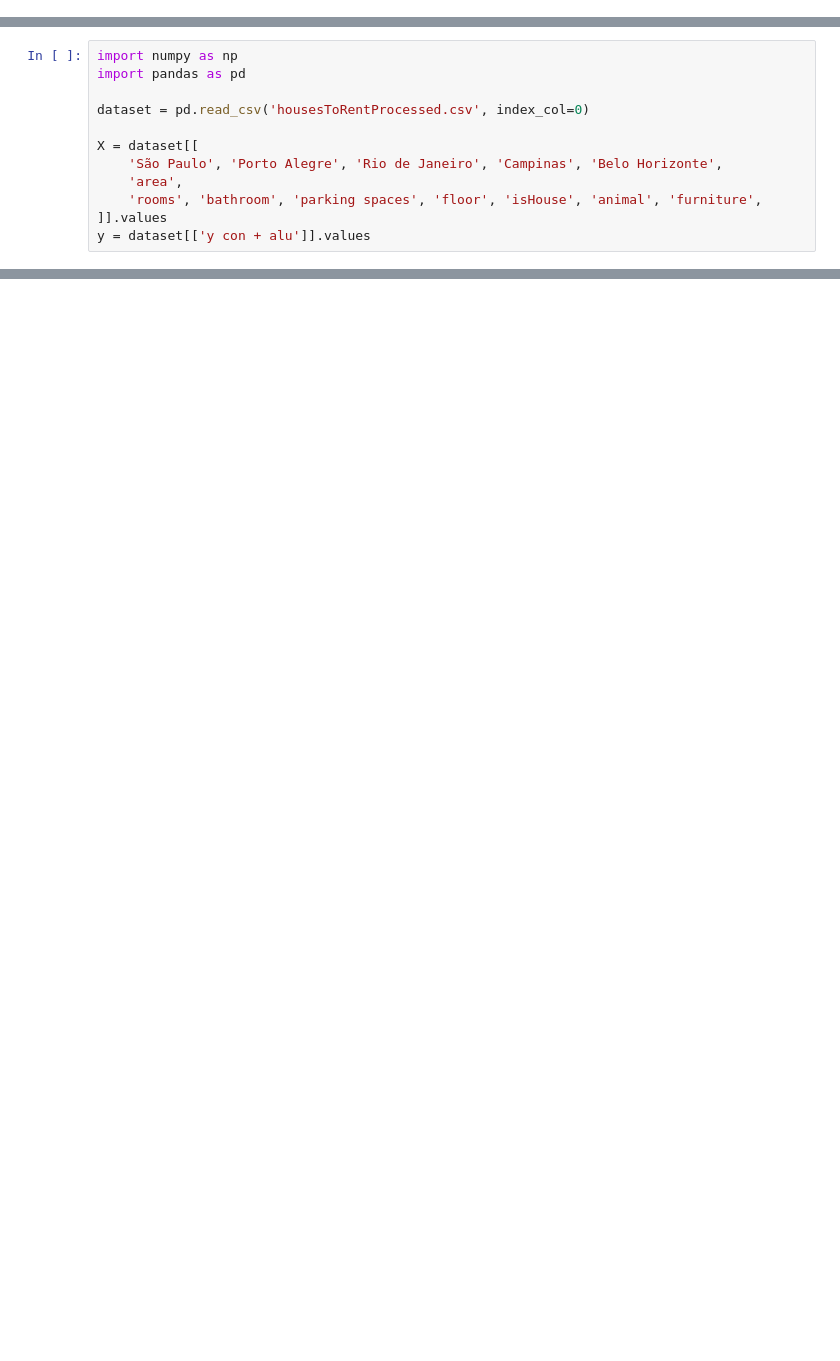
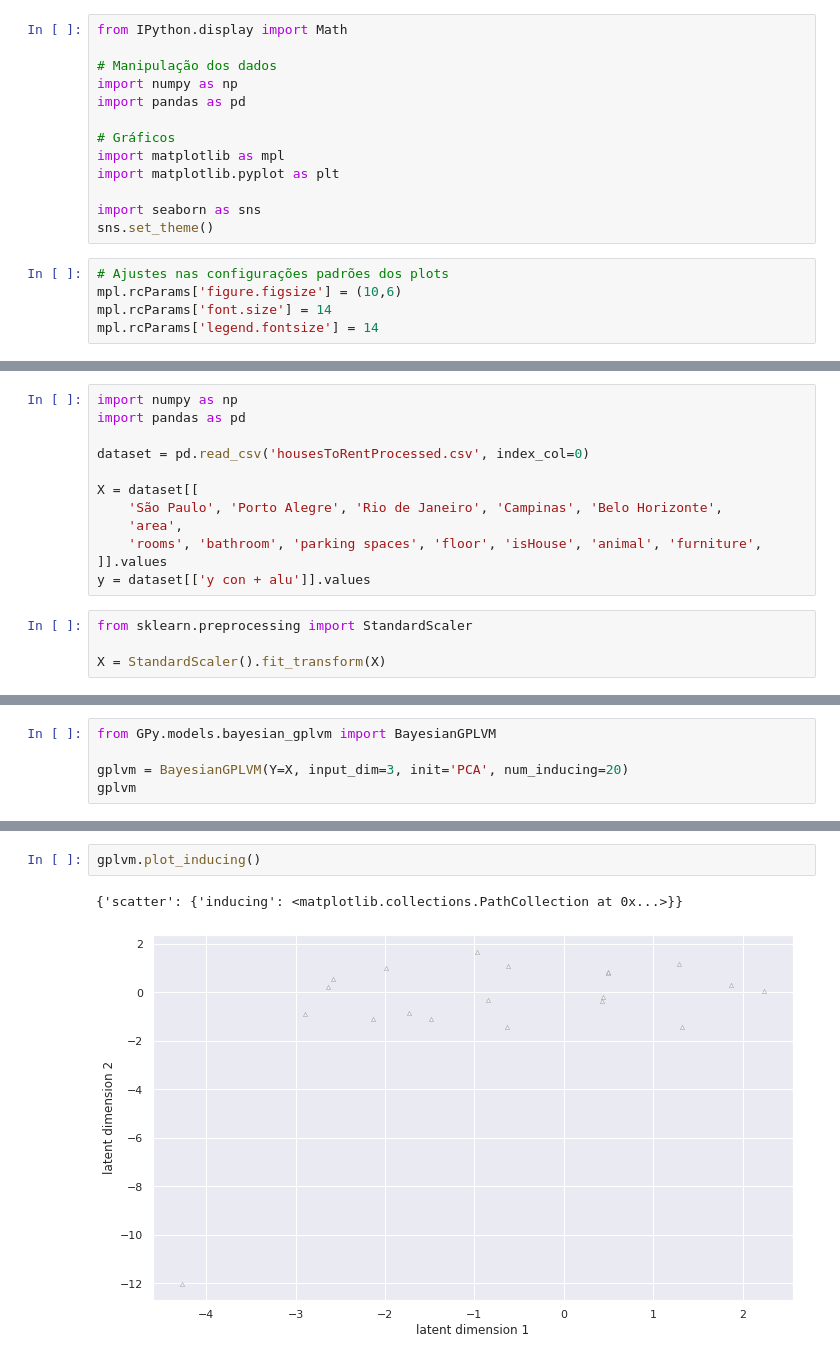
Before and after one commit to JordaoMemoria/topicosTrabalhoFinal, a Jupyter notebook: GPLVM.ipynb, the cells around one changed output, grey strips where cells are left out. Cells and saved outputs as stored; diff of their text form; blank space fills up the shorter version.

Commit message:
gplvm com gpy

```diff
--- a/GPLVM.ipynb
+++ b/GPLVM.ipynb
@@ -1 +1,19 @@
+# %%
+from IPython.display import Math
+
+# Manipulação dos dados
+import numpy as np
+import pandas as pd
+
+# Gráficos
+import matplotlib as mpl
+import matplotlib.pyplot as plt
+
+import seaborn as sns
+sns.set_theme()
+# %%
+# Ajustes nas configurações padrões dos plots
+mpl.rcParams['figure.figsize'] = (10,6)
+mpl.rcParams['font.size'] = 14
+mpl.rcParams['legend.fontsize'] = 14
 # %%
@@ -24,6 +45,10 @@ X = dataset[[
     'rooms', 'bathroom', 'parking spaces', 'floor', 'isHouse', 'animal', 'furniture',
 ]].values
 y = dataset[['y con + alu']].values
+# %%
+from sklearn.preprocessing import StandardScaler
+
+X = StandardScaler().fit_transform(X)
 # %%
 cidade = dataset[['São Paulo', 'Porto Alegre', 'Rio de Janeiro', 'Campinas', 'Belo Horizonte']]
 cidade = cidade * (1, 2, 3, 4, 5)
@@ -89,0 +115,5 @@ for i in np.unique(labels):
+# %%
+from GPy.models.bayesian_gplvm import BayesianGPLVM
+
+gplvm = BayesianGPLVM(Y=X, input_dim=3, init='PCA', num_inducing=20)
+gplvm
@@ -89,0 +138,5 @@ for i in np.unique(labels):
+# %%
+gplvm.plot_inducing()
+# %% [output]
+{'scatter': {'inducing': <matplotlib.collections.PathCollection at 0x...>}}
+[figure, added]
```
Also changed, not shown: parts of 18 cells of this notebook, 1 other file.
